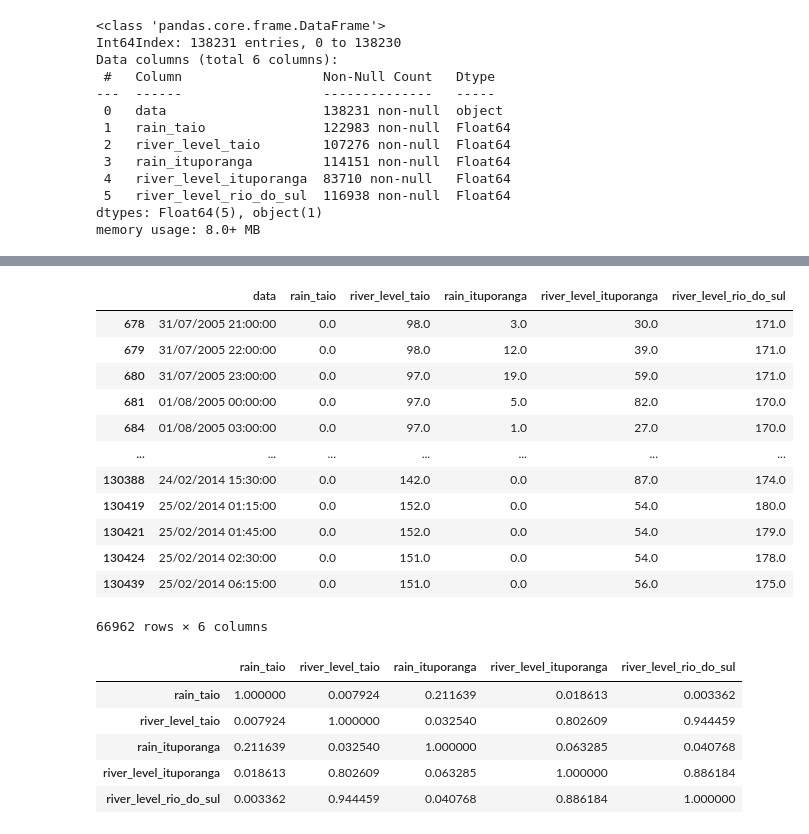
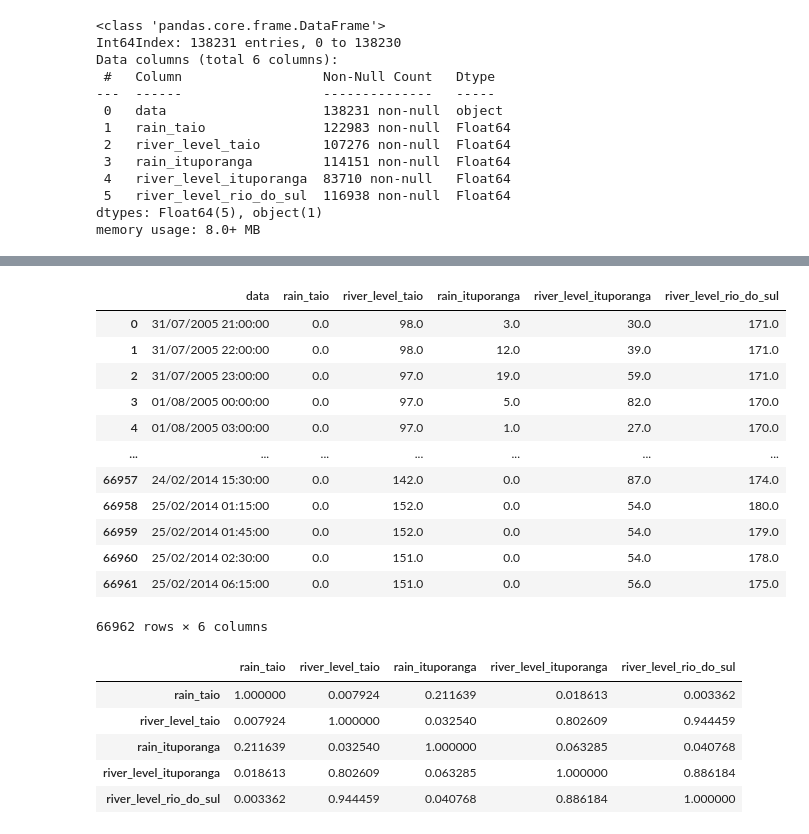
Before and after one commit to FelipeGXavier/ml, a Jupyter notebook: linear-regression/river-predict/analise_chuva_regressao.ipynb, the cells around one changed output, grey strips where cells are left out. Cells and saved outputs as stored; diff of their text form; code cells hidden in the pictures.

```diff
--- a/linear-regression/river-predict/analise_chuva_regressao.ipynb
+++ b/linear-regression/river-predict/analise_chuva_regressao.ipynb
@@ -58,19 +76,19 @@ df.head(5)
 # %%
 df = df.dropna(how='any')
-df
+df.reset_index(drop = True)
 # %% [output]
 |  | data | rain_taio | river_level_taio | rain_ituporanga | river_level_ituporanga | river_level_rio_do_sul |
-| 678 | 31/07/2005 21:00:00 | 0.0 | 98.0 | 3.0 | 30.0 | 171.0 |
-| 679 | 31/07/2005 22:00:00 | 0.0 | 98.0 | 12.0 | 39.0 | 171.0 |
-| 680 | 31/07/2005 23:00:00 | 0.0 | 97.0 | 19.0 | 59.0 | 171.0 |
-| 681 | 01/08/2005 00:00:00 | 0.0 | 97.0 | 5.0 | 82.0 | 170.0 |
-| 684 | 01/08/2005 03:00:00 | 0.0 | 97.0 | 1.0 | 27.0 | 170.0 |
+| 0 | 31/07/2005 21:00:00 | 0.0 | 98.0 | 3.0 | 30.0 | 171.0 |
+| 1 | 31/07/2005 22:00:00 | 0.0 | 98.0 | 12.0 | 39.0 | 171.0 |
+| 2 | 31/07/2005 23:00:00 | 0.0 | 97.0 | 19.0 | 59.0 | 171.0 |
+| 3 | 01/08/2005 00:00:00 | 0.0 | 97.0 | 5.0 | 82.0 | 170.0 |
+| 4 | 01/08/2005 03:00:00 | 0.0 | 97.0 | 1.0 | 27.0 | 170.0 |
 | ... | ... | ... | ... | ... | ... | ... |
-| 130388 | 24/02/2014 15:30:00 | 0.0 | 142.0 | 0.0 | 87.0 | 174.0 |
-| 130419 | 25/02/2014 01:15:00 | 0.0 | 152.0 | 0.0 | 54.0 | 180.0 |
-| 130421 | 25/02/2014 01:45:00 | 0.0 | 152.0 | 0.0 | 54.0 | 179.0 |
-| 130424 | 25/02/2014 02:30:00 | 0.0 | 151.0 | 0.0 | 54.0 | 178.0 |
-| 130439 | 25/02/2014 06:15:00 | 0.0 | 151.0 | 0.0 | 56.0 | 175.0 |
+| 66957 | 24/02/2014 15:30:00 | 0.0 | 142.0 | 0.0 | 87.0 | 174.0 |
+| 66958 | 25/02/2014 01:15:00 | 0.0 | 152.0 | 0.0 | 54.0 | 180.0 |
+| 66959 | 25/02/2014 01:45:00 | 0.0 | 152.0 | 0.0 | 54.0 | 179.0 |
+| 66960 | 25/02/2014 02:30:00 | 0.0 | 151.0 | 0.0 | 54.0 | 178.0 |
+| 66961 | 25/02/2014 06:15:00 | 0.0 | 151.0 | 0.0 | 56.0 | 175.0 |
 66962 rows × 6 columns
 # %%
 df.corr()
```
Also changed, not shown: parts of 19 cells of this notebook.
